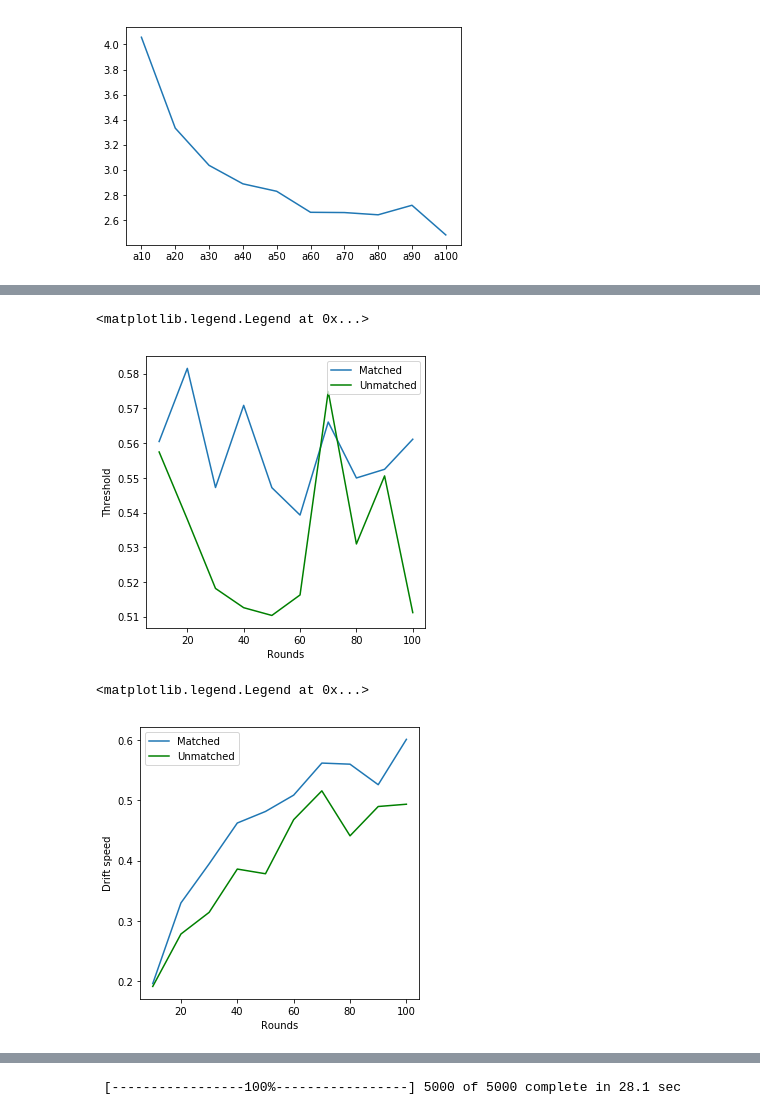
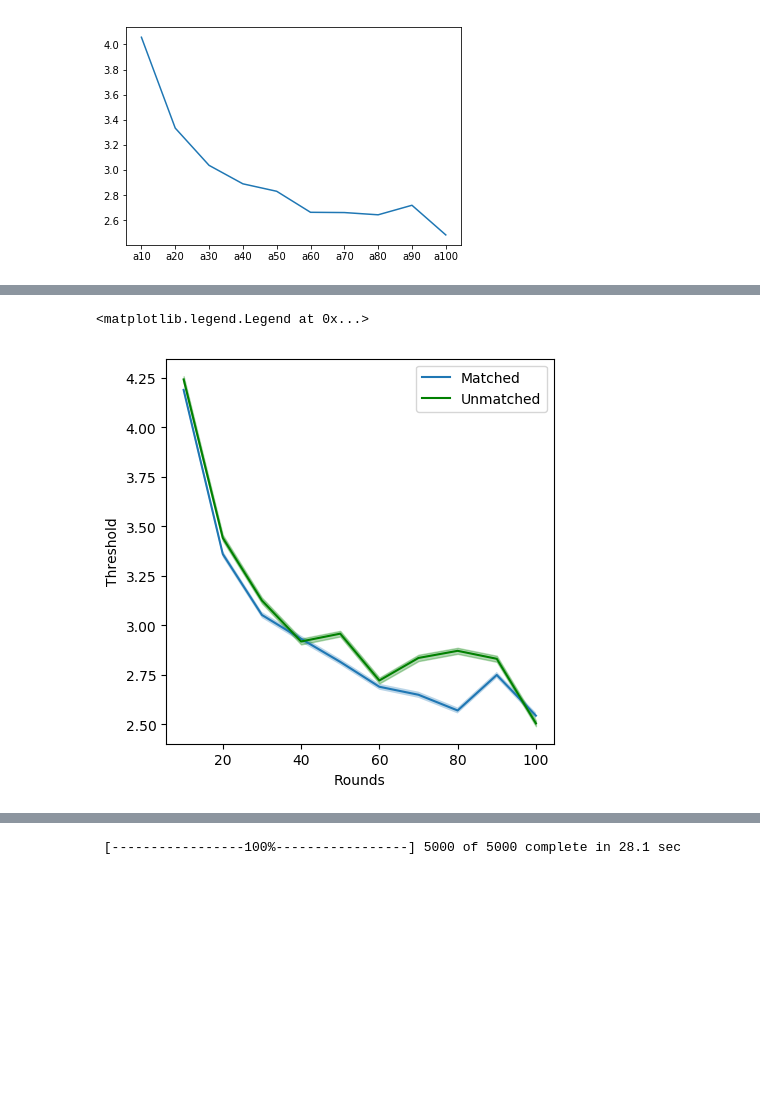
Before and after one commit to eladiomontero/DecisionTimes, a Jupyter notebook: SVO Context Analysis/fixed_SVO_adj.ipynb, the cells around one changed output, grey strips where cells are left out. Drawn from its saved outputs; the diff is of its cells as text; code cells hidden in the pictures; blank space fills up the shorter version.

```diff
--- a/SVO Context Analysis/fixed_SVO_adj.ipynb
+++ b/SVO Context Analysis/fixed_SVO_adj.ipynb
@@ -1178,6 +1178,7 @@ for w in rounds_windows:
 # %% [output]
  [-----------------100%-----------------] 5000 of 5000 complete in 5.2 secc
 # %%
+rounds_windows = [10, 20, 30, 40, 50, 60, 70, 80, 90,100]
 fix = data.loc[data.treatment == "fix"]
 for w in rounds_windows:
     params_fix["a%d" % w] = 0
@@ -2004,31 +2002,35 @@ AttributeError: 'DataFrame' object has no attribute 'a100'
 #Receives a list of players to show
 def get_params(param, players, treatment = "fix", column2 = None):
     param_cols = ["%s%d" % t for t in zip([param] * 10, [x*10 for x in range(1, 10+1)])]
+    param_sd = ["%s_sd%d" % t for t in zip([param] * 10, [x*10 for x in range(1, 10+1)])]
     params = pd.melt(params_fix.loc[params_fix.user.isin(players)], id_vars=['user'], value_vars = param_cols)
+    sds = pd.melt(params_fix.loc[params_fix.user.isin(players)], id_vars=['user'], value_vars = param_sd)
     d = params.groupby("variable").mean()
     d.index = pd.to_numeric(d.index.str.replace(param, ""))
-    d = d.sort_index()
+    d_sd = sds.groupby("variable").mean()
+    d_sd.index = pd.to_numeric(d_sd.index.str.replace("%s_sd" % (param), ""))
+    d_sd["round"] = d_sd.index
+    d["round"] = d.index
+    d = d.merge(d_sd, on = "round")
+    d = d.sort_values(by="round")
+    d.rename(columns = {"value_x":param, "value_y":"std"}, inplace=True)
     return d
 # %%
-matched = actions.loc[actions["type"] == actions["type_adj"], "user"].values
-unmatched = actions.loc[actions["type"] != actions["type_adj"], "user"].values
+match = get_params("a", actions.loc[actions["type"] == actions["type_adj"], "user"].values)
+unmatch = get_params("a", actions.loc[actions["type"] != actions["type_adj"], "user"].values)
+errMatch = match["std"] / np.sqrt(5000)
+errUnmatch = unmatch["std"] / np.sqrt(5000)
 
+plt.style.use("default")
 plt.figure(figsize=(5,5))
-plt.plot(get_params("a", matched), label = "Matched")
-plt.plot(get_params("a", unmatched), label = "Unmatched", color = "green")
+plt.plot(match["round"], match.a,label = "Matched")
+plt.fill_between(match["round"], match.a + (errMatch * 1.96), match.a - (errMatch * 1.96), alpha = 0.3)
+plt.plot(unmatch["round"], unmatch.a,label = "Unmatched", color = "green")
+plt.fill_between(unmatch["round"], unmatch.a + (errUnmatch * 1.96), unmatch.a - (errUnmatch * 1.96), alpha = 0.3, color = "green")
+#plt.errorbar(unmatch["round"], unmatch.a, yerr = unmatch["std"] ,label = "Unmatched", color = "green")
 plt.xlabel("Rounds")
 plt.ylabel("Threshold")
 plt.legend()
 # %% [output]
 <matplotlib.legend.Legend at 0x...>
-[figure, old version]
+[figure, new version]
-# %%
-plt.figure(figsize=(5,5))
-plt.plot(get_params("v", matched), label = "Matched")
-plt.plot(get_params("v", unmatched), label = "Unmatched", color = "green")
-plt.xlabel("Rounds")
-plt.ylabel("Drift speed")
-plt.legend()
-# %% [output]
-<matplotlib.legend.Legend at 0x...>
-[figure, removed]
```
Also changed, not shown: parts of 10 cells of this notebook, 9 other files.
